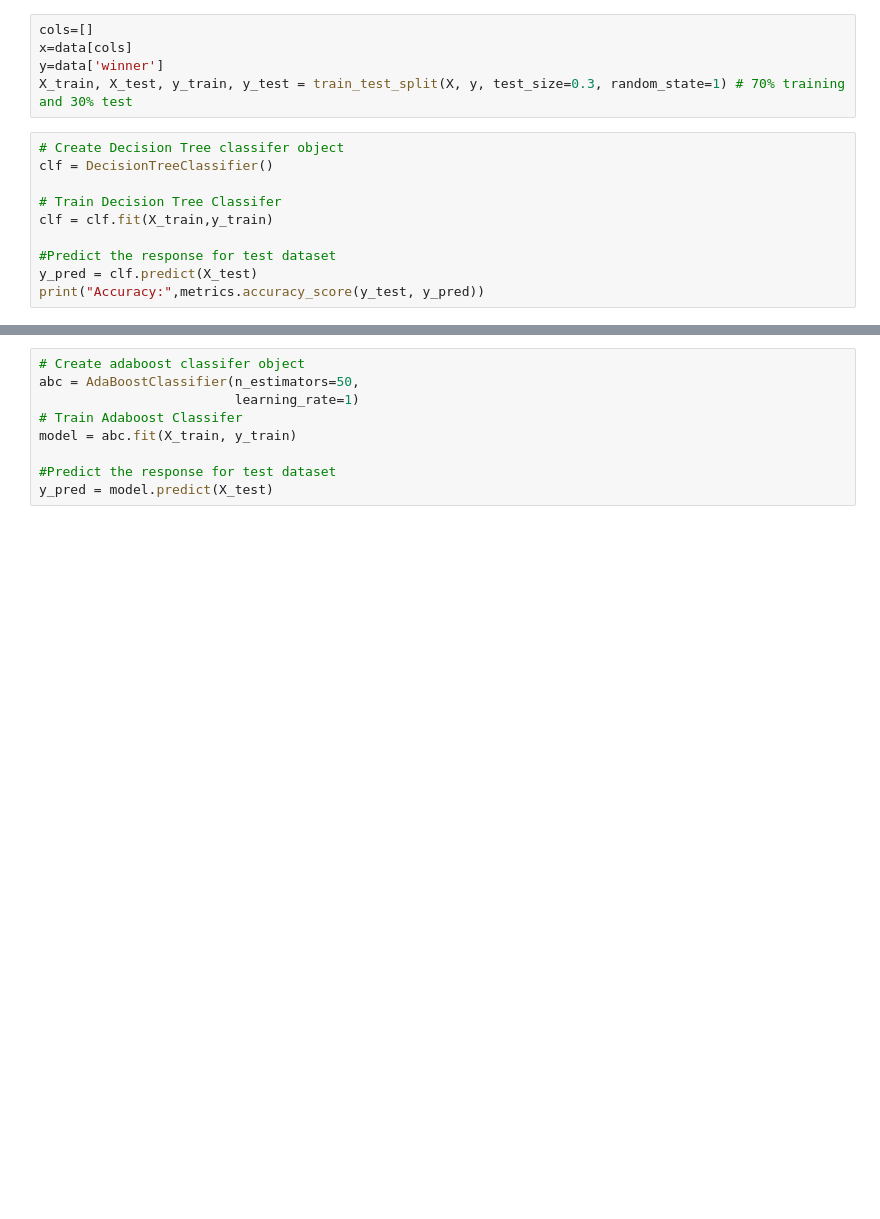
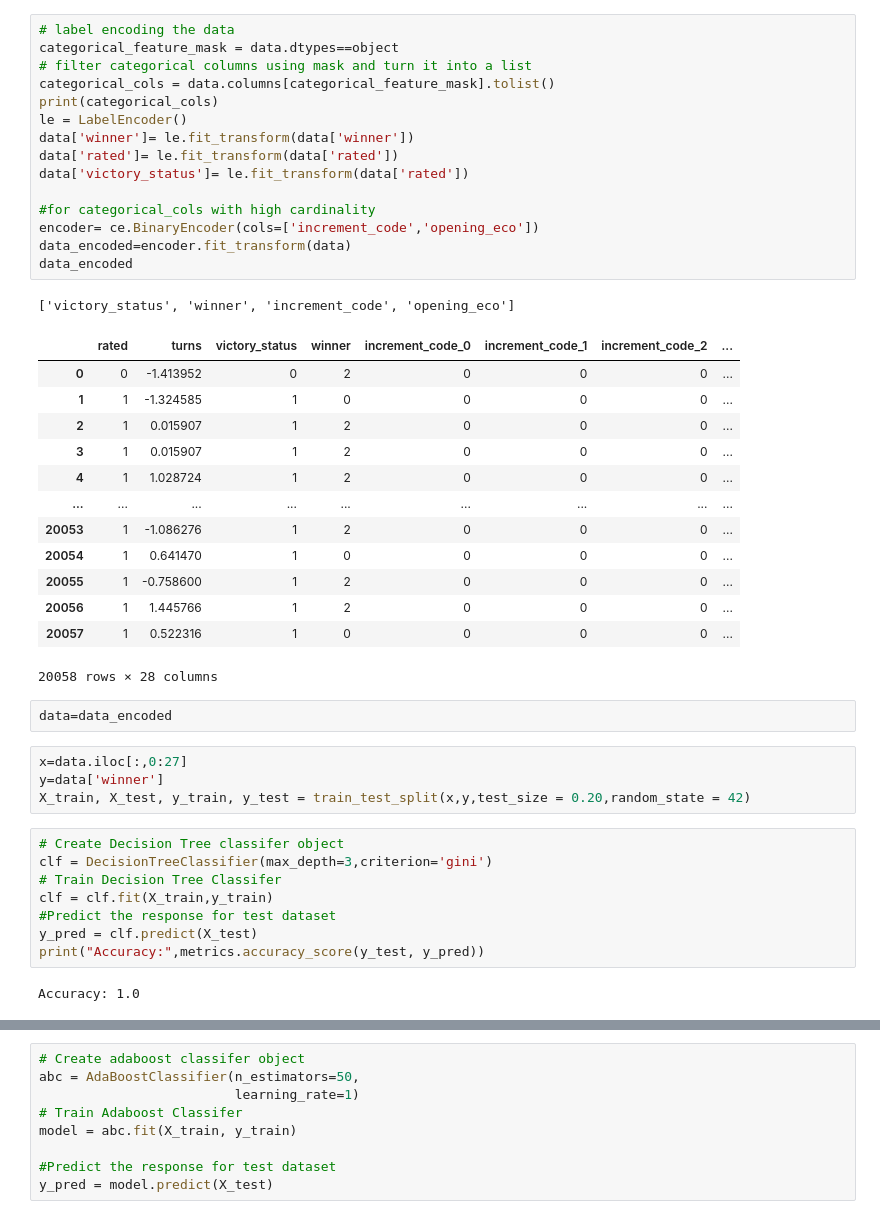
Before and after one commit to Gail529/chess_ML, a Jupyter notebook: bagging.ipynb, the cells around one changed output, grey strips where cells are left out. Drawn from its saved outputs; the diff is of its cells as text; blank space fills up the shorter version.

```diff
--- a/bagging.ipynb
+++ b/bagging.ipynb
@@ -11,15 +91,46 @@ pima.head()
+# %%
+# label encoding the data
+categorical_feature_mask = data.dtypes==object
+# filter categorical columns using mask and turn it into a list
+categorical_cols = data.columns[categorical_feature_mask].tolist()
+print(categorical_cols)
+le = LabelEncoder()
+data['winner']= le.fit_transform(data['winner'])
+data['rated']= le.fit_transform(data['rated'])
+data['victory_status']= le.fit_transform(data['rated'])
+
+#for categorical_cols with high cardinality
+encoder= ce.BinaryEncoder(cols=['increment_code','opening_eco'])
+data_encoded=encoder.fit_transform(data)
+data_encoded
+# %% [output]
+['victory_status', 'winner', 'increment_code', 'opening_eco']
+|  | rated | turns | victory_status | winner | increment_code_0 | increment_code_1 | increment_code_2 | ... |
+| 0 | 0 | -1.413952 | 0 | 2 | 0 | 0 | 0 | ... |
+| 1 | 1 | -1.324585 | 1 | 0 | 0 | 0 | 0 | ... |
+| 2 | 1 | 0.015907 | 1 | 2 | 0 | 0 | 0 | ... |
+| 3 | 1 | 0.015907 | 1 | 2 | 0 | 0 | 0 | ... |
+| 4 | 1 | 1.028724 | 1 | 2 | 0 | 0 | 0 | ... |
+| ... | ... | ... | ... | ... | ... | ... | ... | ... |
+| 20053 | 1 | -1.086276 | 1 | 2 | 0 | 0 | 0 | ... |
+| 20054 | 1 | 0.641470 | 1 | 0 | 0 | 0 | 0 | ... |
+| 20055 | 1 | -0.758600 | 1 | 2 | 0 | 0 | 0 | ... |
+| 20056 | 1 | 1.445766 | 1 | 2 | 0 | 0 | 0 | ... |
+| 20057 | 1 | 0.522316 | 1 | 0 | 0 | 0 | 0 | ... |
+20058 rows × 28 columns
+# %%
+data=data_encoded
 # %%
-cols=[]
-x=data[cols]
+x=data.iloc[:,0:27]
 y=data['winner']
-X_train, X_test, y_train, y_test = train_test_split(X, y, test_size=0.3, random_state=1) # 70% training and 30% test
+X_train, X_test, y_train, y_test = train_test_split(x,y,test_size = 0.20,random_state = 42)
 # %%
 # Create Decision Tree classifer object
-clf = DecisionTreeClassifier()
-
+clf = DecisionTreeClassifier(max_depth=3,criterion='gini')
 # Train Decision Tree Classifer
 clf = clf.fit(X_train,y_train)
-
 #Predict the response for test dataset
 y_pred = clf.predict(X_test)
 print("Accuracy:",metrics.accuracy_score(y_test, y_pred))
+# %% [output]
+Accuracy: 1.0
```
Also changed, not shown: parts of 13 cells of this notebook.
